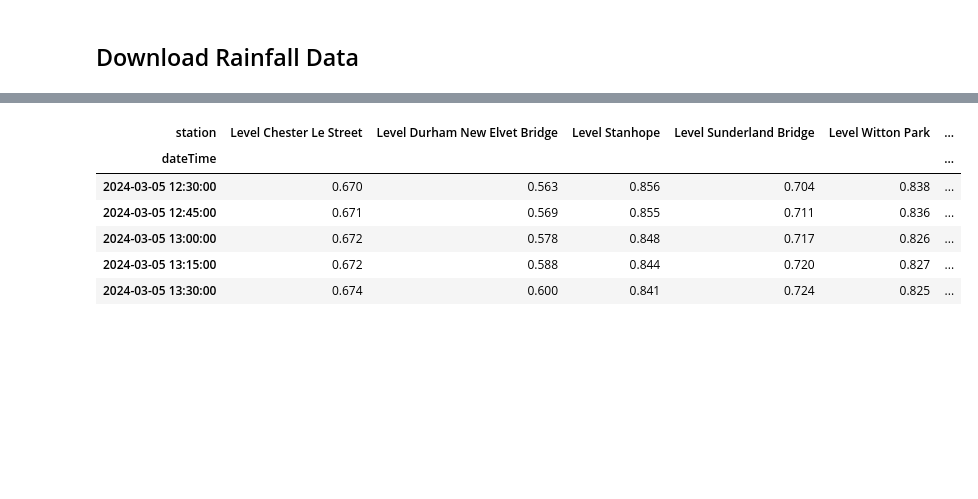
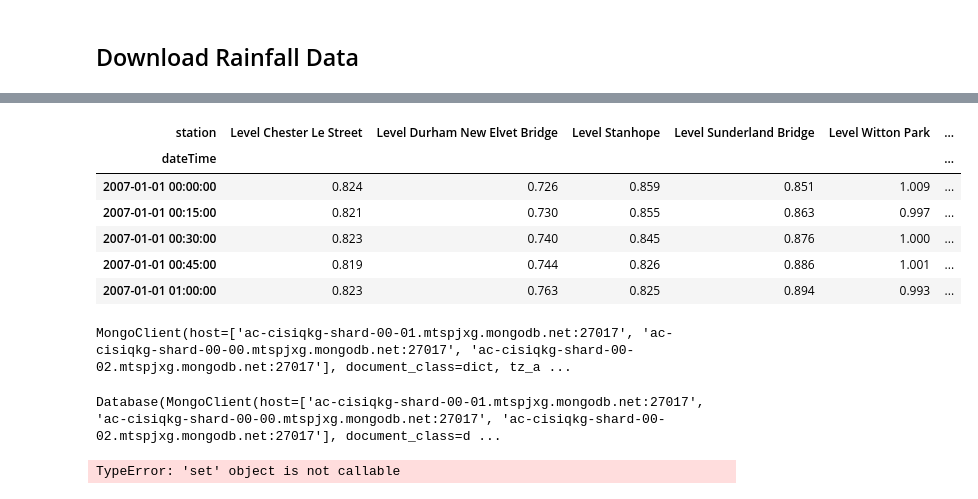
Before and after one commit to Jex-y/river-level-analysis, a Jupyter notebook: model_training/build_datasets.ipynb, the cells around one changed output, grey strips where cells are left out. Cells and saved outputs as stored; diff of their text form; code cells hidden in the pictures; blank space fills up the shorter version.

```diff
--- a/model_training/build_datasets.ipynb
+++ b/model_training/build_datasets.ipynb
@@ -158,11 +156,10 @@ memory usage: 36.8 MB
-# %%
-df.to_parquet('data.parquet')
-df.tail()
-# %% [output]
-| station | Level Chester Le Street | Level Durham New Elvet Bridge | Level Stanhope | Level Sunderland Bridge | Level Witton Park | ... |
-| dateTime |  |  |  |  |  | ... |
-| 2024-03-05 12:30:00 | 0.670 | 0.563 | 0.856 | 0.704 | 0.838 | ... |
-| 2024-03-05 12:45:00 | 0.671 | 0.569 | 0.855 | 0.711 | 0.836 | ... |
-| 2024-03-05 13:00:00 | 0.672 | 0.578 | 0.848 | 0.717 | 0.826 | ... |
-| 2024-03-05 13:15:00 | 0.672 | 0.588 | 0.844 | 0.720 | 0.827 | ... |
-| 2024-03-05 13:30:00 | 0.674 | 0.600 | 0.841 | 0.724 | 0.825 | ... |
+# %%
+df.head()
+# %% [output]
+| station | Level Chester Le Street | Level Durham New Elvet Bridge | Level Stanhope | Level Sunderland Bridge | Level Witton Park | ... |
+| dateTime |  |  |  |  |  | ... |
+| 2007-01-01 00:00:00 | 0.824 | 0.726 | 0.859 | 0.851 | 1.009 | ... |
+| 2007-01-01 00:15:00 | 0.821 | 0.730 | 0.855 | 0.863 | 0.997 | ... |
+| 2007-01-01 00:30:00 | 0.823 | 0.740 | 0.845 | 0.876 | 1.000 | ... |
+| 2007-01-01 00:45:00 | 0.819 | 0.744 | 0.826 | 0.886 | 1.001 | ... |
+| 2007-01-01 01:00:00 | 0.823 | 0.763 | 0.825 | 0.894 | 0.993 | ... |
@@ -168,0 +169,10 @@ df.tail()
+# %%
+from pymongo import MongoClient
+uri = "mongodb+srv://riverdata.mtspjxg.mongodb.net/?authSource=%24external&authMechanism=MONGODB-X509&retryWrites=true&w=majority&appName=RiverData"
+client = MongoClient(
+  uri,
+  tls=True,
+  tlsCertificateKeyFile='.\X509-cert-3492664186973997615.pem',
+)
+# %% [output]
+MongoClient(host=['ac-cisiqkg-shard-00-01.mtspjxg.mongodb.net:27017', 'ac-cisiqkg-shard-00-00.mtspjxg.mongodb.net:27017', 'ac-cisiqkg-shard-00-02.mtspjxg.mongodb.net:27017'], document_class=dict, tz_a ...
@@ -168,0 +182,11 @@ df.tail()
+# %%
+from pymongoarrow.api import write
+db = client['riverdata']
+db
+# %% [output]
+Database(MongoClient(host=['ac-cisiqkg-shard-00-01.mtspjxg.mongodb.net:27017', 'ac-cisiqkg-shard-00-00.mtspjxg.mongodb.net:27017', 'ac-cisiqkg-shard-00-02.mtspjxg.mongodb.net:27017'], document_class=d ...
+# %%
+# drop index to a column called timestamp
+df = df.reset_index()
+# %% [output]
+TypeError: 'set' object is not callable
```
Also changed, not shown: parts of 17 cells of this notebook, 35 other files.
